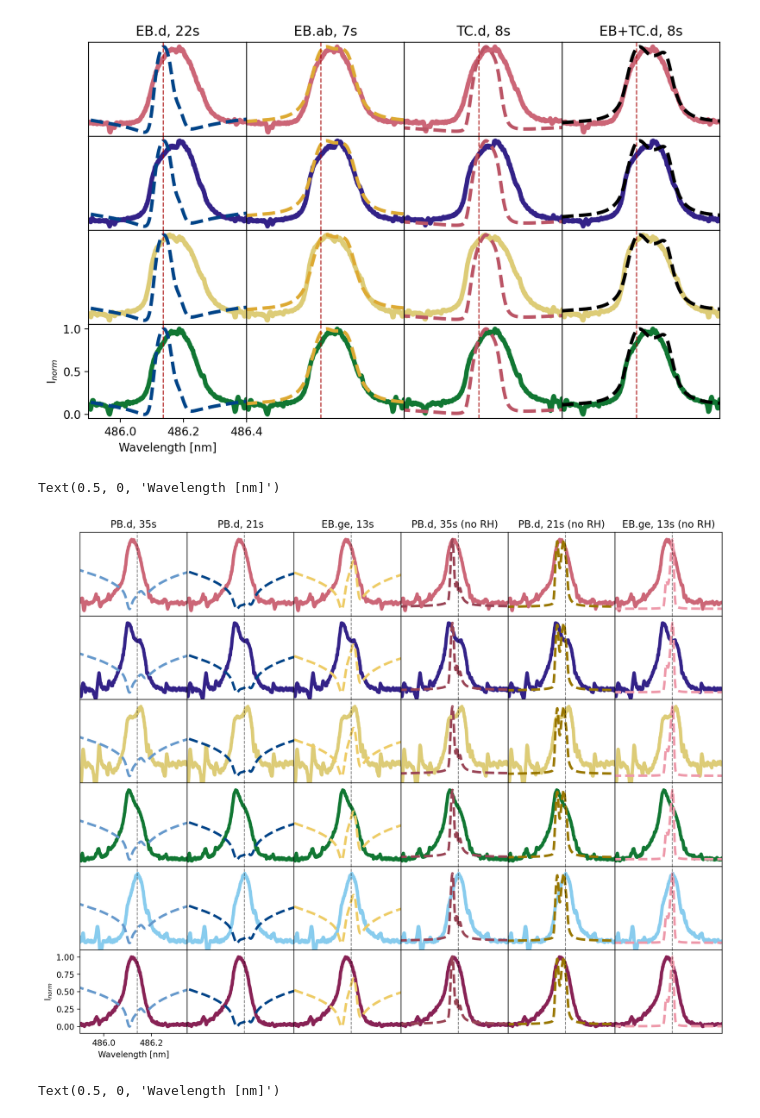
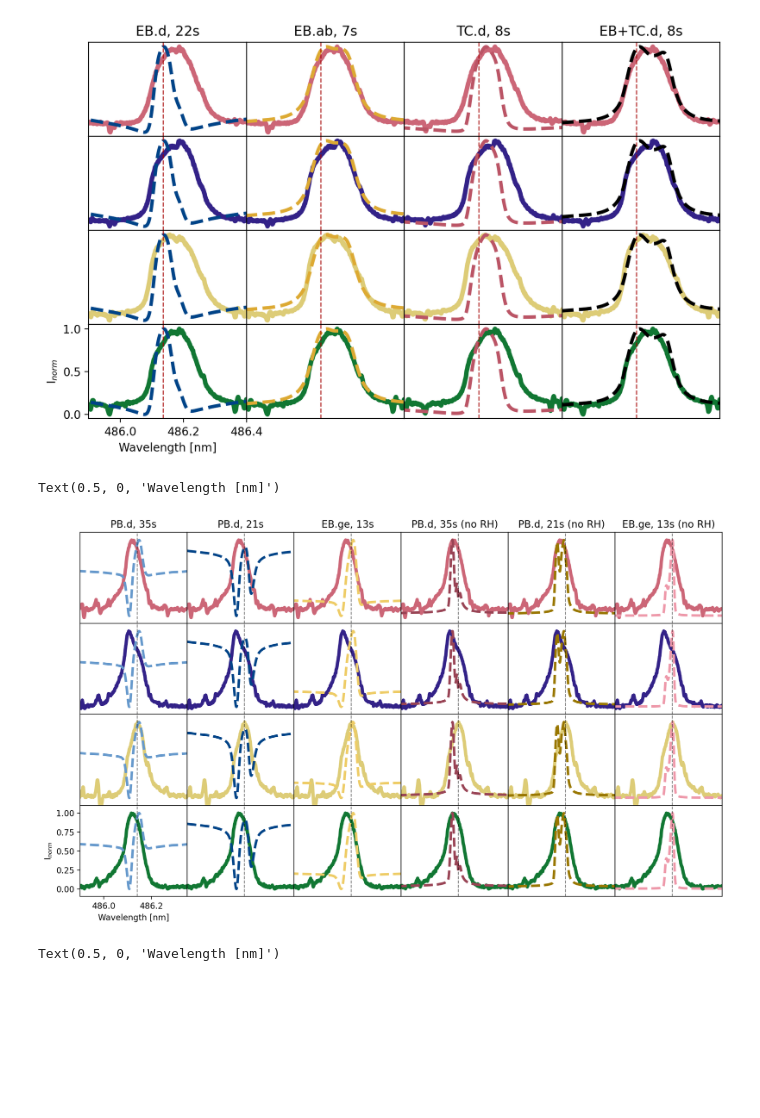
Before and after one commit to coletamburri2112/Flare_Patrol_Analysis, a Jupyter notebook: NOTEBOOKS/11_Aug_2024_Flare_Paper_Plots/11Aug2024_DKIST_RADYN+RH_comp_hbeta.ipynb, the cells around one changed output. Saved outputs shown, nothing was run; the diff lists cells and outputs as text; code cells hidden in the pictures; blank space fills up the shorter version.

Commit message:
mods to figures

```diff
--- a/NOTEBOOKS/11_Aug_2024_Flare_Paper_Plots/11Aug2024_DKIST_RADYN+RH_comp_hbeta.ipynb
+++ b/NOTEBOOKS/11_Aug_2024_Flare_Paper_Plots/11Aug2024_DKIST_RADYN+RH_comp_hbeta.ipynb
@@ -309,7 +309,8 @@ NameError: name 'cmap2' is not defined
 # %%
 #define models to compare
 base = '/Users/coletamburri/Desktop/RH_Versions_and_Tools/RH_output_files_npz/'
-modelnameqs = '11Aug_Cclass_A_final_0s_mu0.5.npz' #same for all
+modelnameqs1 = '11Aug_Cclass_A_final_0s_mu1.npz' #same for all
+modelnameqs05 = '11Aug_Cclass_A_final_0s_mu0.5.npz' #same for all
 #modelnameqs05 = '11Aug_Cclass_A_final_0s_mu0.5.npz' #same for all
 modelnameqs0 = 'rhf1d_11Aug_Cclass_A_final_0s_mu0.npz' #same for all
 
@@ -379,7 +380,7 @@ colors=tol_colors.tol_cset('muted')
 if feature=='symmetric':
     choice_is = [2,7,8,10,11]
 elif feature=='blueshift':
-    choice_is = [3,4,5,6,9,11]
+    choice_is = [3,6,9,11]
 elif feature=='red':
     choice_is = [3,5,6,7]
 elif feature=='deepheating':
@@ -423,5 +424,5 @@ ax.set_yticks([])
 # %%
-model_choiceqs = np.load(base+modelnameqs)
+model_choiceqs = np.load(base+modelnameqs05)
 hbetainds = np.where((model_choiceqs['wl_rh']>485.95) & (model_choiceqs['wl_rh']< 486.5))
 
 #define quiet sun stuff
@@ -468,7 +469,7 @@ for i in range(len(models)):
         yconvqs = psf_adjust(model_choiceqs_wl,model_choiceqs_int,fwhm,dkist_wl)
 
     if feature=='symmetric' and i==0:
-        model_choiceqs = np.load(base+modelnameqs)
+        model_choiceqs = np.load(base+modelnameqs1)
         hbetainds = np.where((model_choiceqs['wl_rh']>485.95) & (model_choiceqs['wl_rh']< 486.5))
 
         #define quiet sun stuff
@@ -479,6 +480,20 @@ for i in range(len(models)):
         dkist_wl_shift = dkist_wl-lamb0
 
         yconvqs = psf_adjust(model_choiceqs_wl,model_choiceqs_int,fwhm,dkist_wl)
+
+    if feature=='blueshift':
+        model_choiceqs = np.load(base+modelnameqs1)
+        hbetainds = np.where((model_choiceqs['wl_rh']>485.95) & (model_choiceqs['wl_rh']< 486.5))
+
+        #define quiet sun stuff
+        model_choiceqs_wl = model_choiceqs['wl_rh'][hbetainds]
+        model_choiceqs_int = model_choiceqs['int_rh'][hbetainds]
+        model_choiceqs_wlshift = model_choiceqs_wl-lamb0
+
+        dkist_wl_shift = dkist_wl-lamb0
+
+        yconvqs = psf_adjust(model_choiceqs_wl,model_choiceqs_int,fwhm,dkist_wl)
+
 
     model_subtract1 = yconv1-yconvqs
 
@@ -610,38 +625,38 @@ npoints = 9
 #colors = plt.cm.jet(np.linspace(0,1,len(choice_is)))
 colors=tol_colors.tol_cset('muted')
 
 modcolors=tol_colors.tol_cset('medium-contrast')
 
 modstyles = ['--','--','--','--','--','--']
-fig,ax=plt.subplots(6,6,dpi=200,figsize=(14,11))
+fig,ax=plt.subplots(4,6,dpi=200,figsize=(14,8))
 for i in range(len(choice_is)):
     for j in range(len(modelscomp)):
         ax[i,j].plot(dkist_wl,normalize_range(dkist_int[lowvisp+int(cc[choice_is[i]][0]),:,int(cc[choice_is[i]][1])],lowlim=hbeta_low+20,highlim=hbeta_high),alpha=1,linewidth=4,c=colors[i])
         ax[i,j].plot(dkist_wl,normalize_range(modelscomp[j]),linewidth=3,color=modcolors[j],linestyle=modstyles[j])
         ax[i,j].set_xlim([485.9,486.35])
         ax[i,j].set_ylim([-0.1,1.1])
-        if i!=5 or j!=0:
+        if i!=3 or j!=0:
             ax[i,j].set_xticks([])
             ax[i,j].set_yticks([])
 
 
 
         ax[i,j].axvline(486.14,c='black',linestyle='dashed',linewidth=1,alpha=0.5)
 
 ax[0,0].set_title('PB.d, 35s')
 ax[0,1].set_title('PB.d, 21s')
 ax[0,2].set_title('EB.ge, 13s')
 ax[0,3].set_title('PB.d, 35s (no RH)')
 ax[0,4].set_title('PB.d, 21s (no RH)')
 ax[0,5].set_title('EB.ge, 13s (no RH)')
 
 fig.subplots_adjust(hspace=0, wspace=0)
 
-ax[5,0].set_ylabel(r'I$_{norm}$')
-ax[5,0].set_xlabel('Wavelength [nm]')
+ax[3,0].set_ylabel(r'I$_{norm}$')
+ax[3,0].set_xlabel('Wavelength [nm]')
 # %% [output]
 Text(0.5, 0, 'Wavelength [nm]')
-[figure, old version]
+[figure, new version]
 # %%
 #for deepheating
 
```
Also changed, not shown: parts of 3 cells of this notebook.
